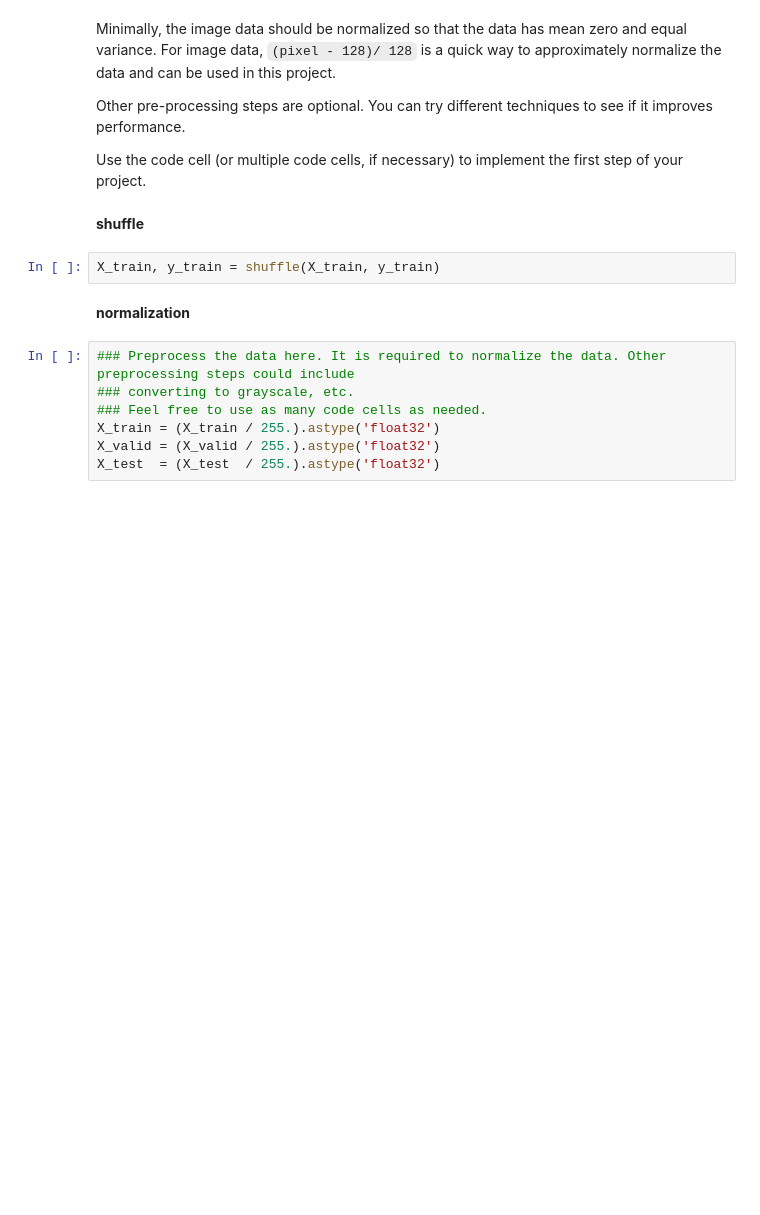
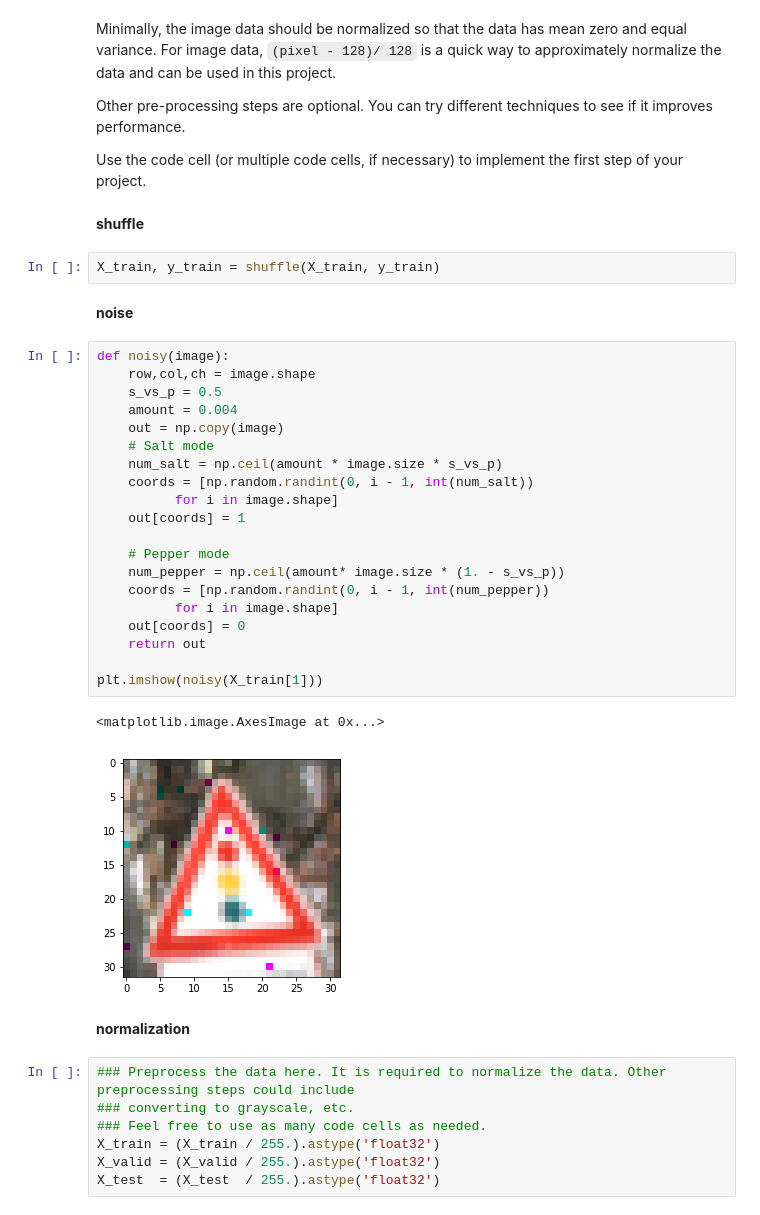
Before and after one commit to KUASWoodyLIN/Udacity_self_driving_car_challenge_2, a Jupyter notebook: Traffic_Sign_Classifier.ipynb, the cells around one changed output. Drawn from its saved outputs; the diff is of its cells as text; blank space fills up the shorter version.

```diff
--- a/Traffic_Sign_Classifier.ipynb
+++ b/Traffic_Sign_Classifier.ipynb
@@ -159,6 +159,31 @@ Use the code cell (or multiple code cells, if necessary) to implement the first
 **shuffle**
 # %%
 X_train, y_train = shuffle(X_train, y_train)
+# %% [markdown]
+**noise**
+# %%
+def noisy(image):
+    row,col,ch = image.shape
+    s_vs_p = 0.5
+    amount = 0.004
+    out = np.copy(image)
+    # Salt mode
+    num_salt = np.ceil(amount * image.size * s_vs_p)
+    coords = [np.random.randint(0, i - 1, int(num_salt))
+          for i in image.shape]
+    out[coords] = 1
+
+    # Pepper mode
+    num_pepper = np.ceil(amount* image.size * (1. - s_vs_p))
+    coords = [np.random.randint(0, i - 1, int(num_pepper))
+          for i in image.shape]
+    out[coords] = 0
+    return out
+
+plt.imshow(noisy(X_train[1]))
+# %% [output]
+<matplotlib.image.AxesImage at 0x...>
+[figure, added]
 # %% [markdown]
 **normalization**
 # %%
```
Also changed, not shown: parts of 18 cells of this notebook, 3 other files.
